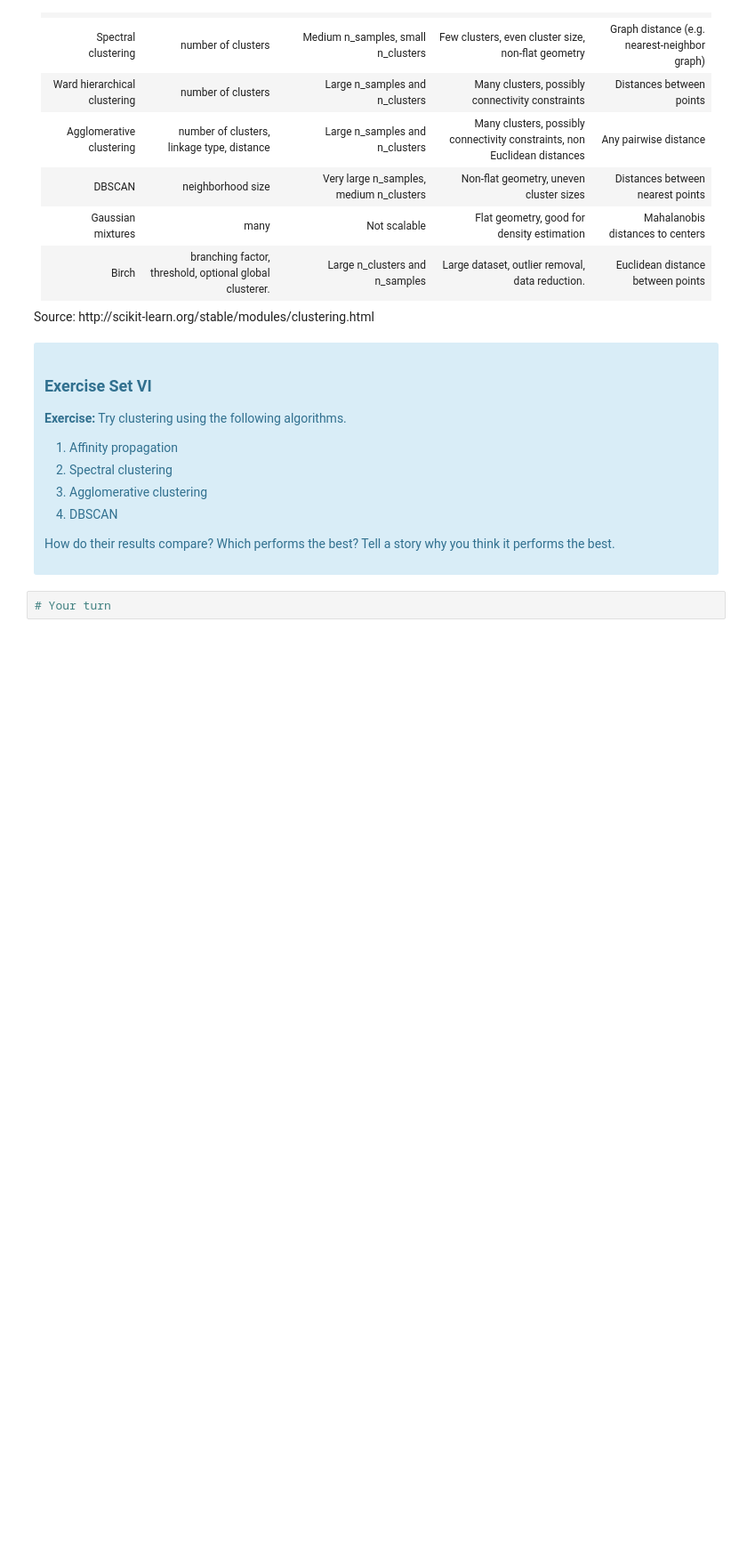
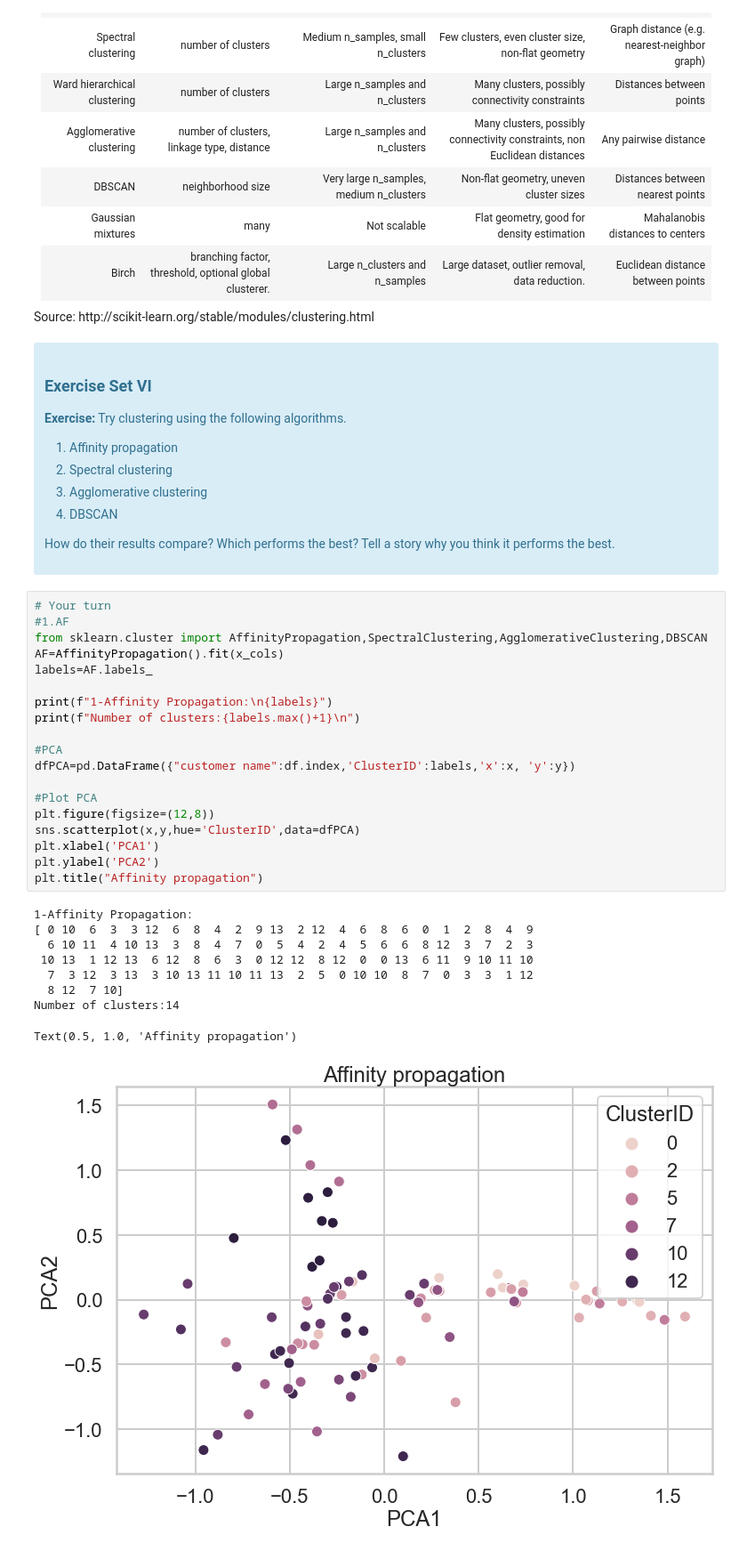
Before and after one commit to arezoo396/SpringBoard, a Jupyter notebook: Clustering Case Study - Customer Segmentation with K-Means - Tier 3.ipynb, the cells around one changed output. Shown at 89% size. Saved outputs shown, nothing was run; the diff lists cells and outputs as text; blank space fills up the shorter version.

```diff
--- a/Clustering Case Study - Customer Segmentation with K-Means - Tier 3.ipynb
+++ b/Clustering Case Study - Customer Segmentation with K-Means - Tier 3.ipynb
@@ -554,5 +556,32 @@ Source: http://scikit-learn.org/stable/modules/clustering.html
 </ol>
 <p>How do their results compare? Which performs the best? Tell a story why you think it performs the best.</p>
 </div>
-# %%
-# Your turn
+# %%
+# Your turn
+#1.AF
+from sklearn.cluster import AffinityPropagation,SpectralClustering,AgglomerativeClustering,DBSCAN
+AF=AffinityPropagation().fit(x_cols)
+labels=AF.labels_
+
+print(f"1-Affinity Propagation:\n{labels}")
+print(f"Number of clusters:{labels.max()+1}\n")
+
+#PCA
+dfPCA=pd.DataFrame({"customer name":df.index,'ClusterID':labels,'x':x, 'y':y})
+
+#Plot PCA
+plt.figure(figsize=(12,8))
+sns.scatterplot(x,y,hue='ClusterID',data=dfPCA)
+plt.xlabel('PCA1')
+plt.ylabel('PCA2')
+plt.title("Affinity propagation")
+# %% [output]
+1-Affinity Propagation:
+[ 0 10  6  3  3 12  6  8  4  2  9 13  2 12  4  6  8  6  0  1  2  8  4  9
+  6 10 11  4 10 13  3  8  4  7  0  5  4  2  4  5  6  6  8 12  3  7  2  3
+ 10 13  1 12 13  6 12  8  6  3  0 12 12  8 12  0  0 13  6 11  9 10 11 10
+  7  3 12  3 13  3 10 13 11 10 11 13  2  5  0 10 10  8  7  0  3  3  1 12
+  8 12  7 10]
+Number of clusters:14
+Text(0.5, 1.0, 'Affinity propagation')
+[figure, added]
```
Also changed, not shown: parts of 11 cells of this notebook.
